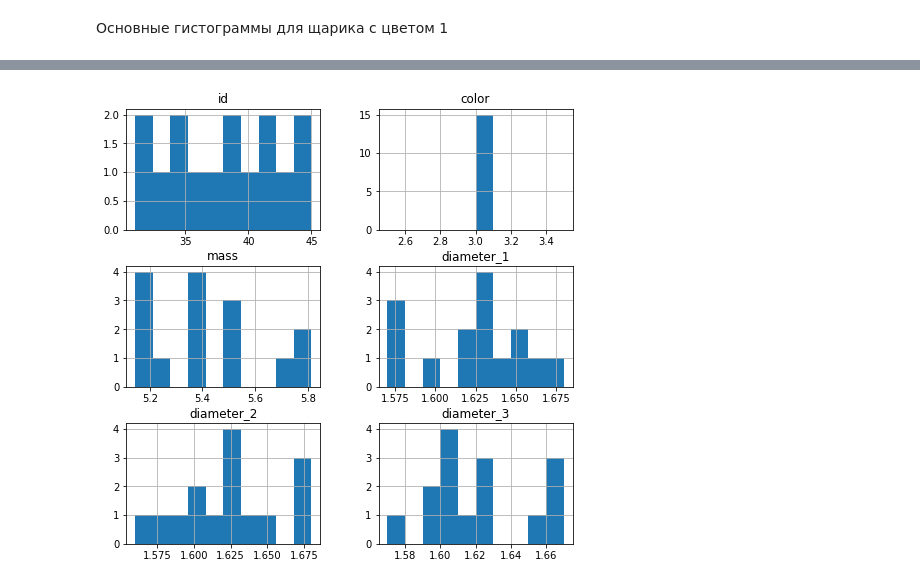
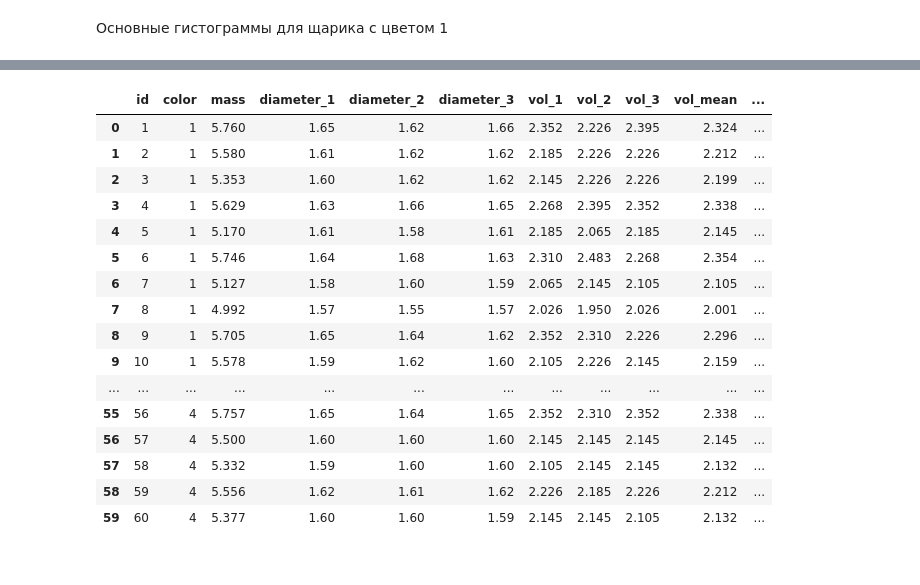
Before and after one commit to tigleonid/HSE_physlabs_2021, a Jupyter notebook: lab_1/lab_1.ipynb, the cells around one changed output, grey strips where cells are left out. Drawn from its saved outputs; the diff is of its cells as text; code cells hidden in the pictures.

```diff
--- a/lab_1/lab_1.ipynb
+++ b/lab_1/lab_1.ipynb
@@ -26,7 +29,6 @@ df
 # %% [markdown]
 Основные гистограммы для щарика с цветом 1
 # %%
-fig = plt.figure(figsize=(8, 8))
-ax = fig.gca()
-df[df["color"] == 1].hist(ax=ax)
-plt.show()
+df = df.assign(vol_1 = round(math.pi*(df.diameter_1**3)/6, 3))
+df = df.assign(vol_2 = round(math.pi*(df.diameter_2**3)/6, 3))
+df = df.assign(vol_3 = round(math.pi*(df.diameter_3**3)/6, 3))
@@ -35,5 +35,2 @@ plt.show()
 # %%
-fig = plt.figure(figsize=(8, 8))
-ax = fig.gca()
-df[df["color"] == 2].hist(ax=ax)
-plt.show()
+df = df.assign(vol_mean = round((df.vol_1 + df.vol_2 + df.vol_3)/3, 3))
@@ -42,8 +37,22 @@ plt.show()
 # %%
-fig = plt.figure(figsize=(8, 8))
-ax = fig.gca()
-df[df["color"] == 3].hist(ax=ax)
-plt.show()
+df = df.assign(density = round(df.mass/df.vol_mean, 3))
+df
 # %% [output]
-[figure, removed]
+|  | id | color | mass | diameter_1 | diameter_2 | diameter_3 | vol_1 | vol_2 | vol_3 | vol_mean | ... |
+| 0 | 1 | 1 | 5.760 | 1.65 | 1.62 | 1.66 | 2.352 | 2.226 | 2.395 | 2.324 | ... |
+| 1 | 2 | 1 | 5.580 | 1.61 | 1.62 | 1.62 | 2.185 | 2.226 | 2.226 | 2.212 | ... |
+| 2 | 3 | 1 | 5.353 | 1.60 | 1.62 | 1.62 | 2.145 | 2.226 | 2.226 | 2.199 | ... |
+| 3 | 4 | 1 | 5.629 | 1.63 | 1.66 | 1.65 | 2.268 | 2.395 | 2.352 | 2.338 | ... |
+| 4 | 5 | 1 | 5.170 | 1.61 | 1.58 | 1.61 | 2.185 | 2.065 | 2.185 | 2.145 | ... |
+| 5 | 6 | 1 | 5.746 | 1.64 | 1.68 | 1.63 | 2.310 | 2.483 | 2.268 | 2.354 | ... |
+| 6 | 7 | 1 | 5.127 | 1.58 | 1.60 | 1.59 | 2.065 | 2.145 | 2.105 | 2.105 | ... |
+| 7 | 8 | 1 | 4.992 | 1.57 | 1.55 | 1.57 | 2.026 | 1.950 | 2.026 | 2.001 | ... |
+| 8 | 9 | 1 | 5.705 | 1.65 | 1.64 | 1.62 | 2.352 | 2.310 | 2.226 | 2.296 | ... |
+| 9 | 10 | 1 | 5.578 | 1.59 | 1.62 | 1.60 | 2.105 | 2.226 | 2.145 | 2.159 | ... |
+| ... | ... | ... | ... | ... | ... | ... | ... | ... | ... | ... | ... |
+| 55 | 56 | 4 | 5.757 | 1.65 | 1.64 | 1.65 | 2.352 | 2.310 | 2.352 | 2.338 | ... |
+| 56 | 57 | 4 | 5.500 | 1.60 | 1.60 | 1.60 | 2.145 | 2.145 | 2.145 | 2.145 | ... |
+| 57 | 58 | 4 | 5.332 | 1.59 | 1.60 | 1.60 | 2.105 | 2.145 | 2.145 | 2.132 | ... |
+| 58 | 59 | 4 | 5.556 | 1.62 | 1.61 | 1.62 | 2.226 | 2.185 | 2.226 | 2.212 | ... |
+| 59 | 60 | 4 | 5.377 | 1.60 | 1.60 | 1.59 | 2.145 | 2.145 | 2.105 | 2.132 | ... |
 # %%
```
Also changed, not shown: parts of 13 cells of this notebook, 1 other file.
